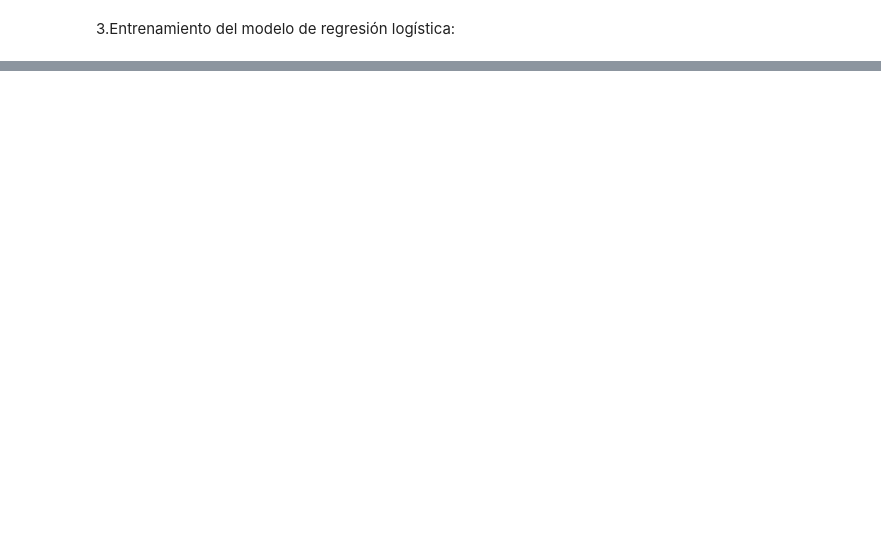
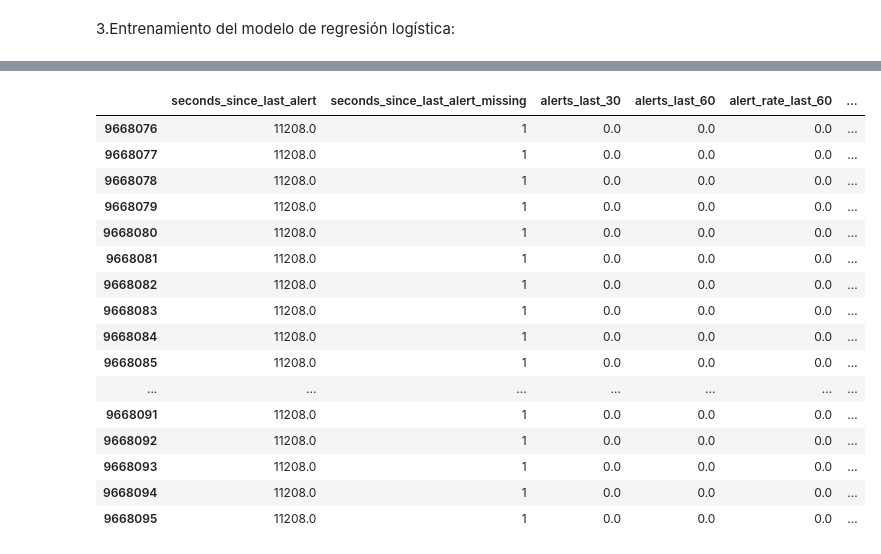
Before and after one commit to UCM-GIDIA-PD1/c2526-R5, a Jupyter notebook: src/models/modelos_alertas/tecnica_logistica.ipynb, the cells around one changed output, grey strips where cells are left out. Cells and saved outputs as stored; diff of their text form; code cells hidden in the pictures; blank space fills up the shorter version.

Commit message:
Borrador actualizado con ROC AUC superior (tecnica_logistica)

```diff
--- a/src/models/modelos_alertas/tecnica_logistica.ipynb
+++ b/src/models/modelos_alertas/tecnica_logistica.ipynb
@@ -27,17 +64,24 @@ df
 # %% [markdown]
 1. Preparamos el dataset para comenzar con el modelo:
 # %%
+import pandas as pd
+import numpy as np
+
 target = "alert_in_next_15m"
-features = ["seconds_since_last_alert"]
 
 df_model = df.copy()
 
-print("NaN en features:")
-print(df_model[features].isna().sum())
+# Nos quedamos solo con columnas necesarias para este primer modelo
+needed_cols = [
+    "timestamp_start",
+    "seconds_since_last_alert",
+    "is_alert_just_published",
+    target
+]
 
-print("\nNaN en target:")
-print(df_model[target].isna().sum())
+df_model = df_model[needed_cols].copy()
 
-print("\nInf en features:")
-print(df_model[features].isin([float("inf"), float("-inf")]).sum())
+print("Shape inicial:", df_model.shape)
+print("\nNaN iniciales:")
+print(df_model.isna().sum())
 # %% [output]
@@ -194,9 +272,13 @@ Pipeline(steps=[('imputer', SimpleImputer(strategy='median')),
 # %%
-from sklearn.metrics import roc_auc_score, classification_report
+pipeline = Pipeline([
+    ("imputer", SimpleImputer(strategy="median")),
+    ("scaler", StandardScaler()),
+    ("model", LogisticRegression(
+        max_iter=1000,
+        class_weight="balanced",
+        random_state=42
+    ))
+])
 
-y_prob = pipeline.predict_proba(X_test)[:, 1]
-y_pred = (y_prob >= 0.5).astype(int)
-
-print("ROC AUC:", roc_auc_score(y_test, y_prob))
-print(classification_report(y_test, y_pred))
+pipeline.fit(X_train, y_train)
 # %% [output]
@@ -211,0 +362,26 @@ weighted avg       1.00      1.00      1.00   2417019
+# %%
+results = X_test.copy()
+results["y_true"] = y_test.values
+results["y_prob"] = y_prob
+results["y_pred_05"] = (y_prob >= 0.5).astype(int)
+results["y_pred_01"] = (y_prob >= 0.1).astype(int)
+
+results.head(20)
+# %% [output]
+|  | seconds_since_last_alert | seconds_since_last_alert_missing | alerts_last_30 | alerts_last_60 | alert_rate_last_60 | ... |
+| 9668076 | 11208.0 | 1 | 0.0 | 0.0 | 0.0 | ... |
+| 9668077 | 11208.0 | 1 | 0.0 | 0.0 | 0.0 | ... |
+| 9668078 | 11208.0 | 1 | 0.0 | 0.0 | 0.0 | ... |
+| 9668079 | 11208.0 | 1 | 0.0 | 0.0 | 0.0 | ... |
+| 9668080 | 11208.0 | 1 | 0.0 | 0.0 | 0.0 | ... |
+| 9668081 | 11208.0 | 1 | 0.0 | 0.0 | 0.0 | ... |
+| 9668082 | 11208.0 | 1 | 0.0 | 0.0 | 0.0 | ... |
+| 9668083 | 11208.0 | 1 | 0.0 | 0.0 | 0.0 | ... |
+| 9668084 | 11208.0 | 1 | 0.0 | 0.0 | 0.0 | ... |
+| 9668085 | 11208.0 | 1 | 0.0 | 0.0 | 0.0 | ... |
+| ... | ... | ... | ... | ... | ... | ... |
+| 9668091 | 11208.0 | 1 | 0.0 | 0.0 | 0.0 | ... |
+| 9668092 | 11208.0 | 1 | 0.0 | 0.0 | 0.0 | ... |
+| 9668093 | 11208.0 | 1 | 0.0 | 0.0 | 0.0 | ... |
+| 9668094 | 11208.0 | 1 | 0.0 | 0.0 | 0.0 | ... |
+| 9668095 | 11208.0 | 1 | 0.0 | 0.0 | 0.0 | ... |
```
Also changed, not shown: parts of 15 cells of this notebook.
